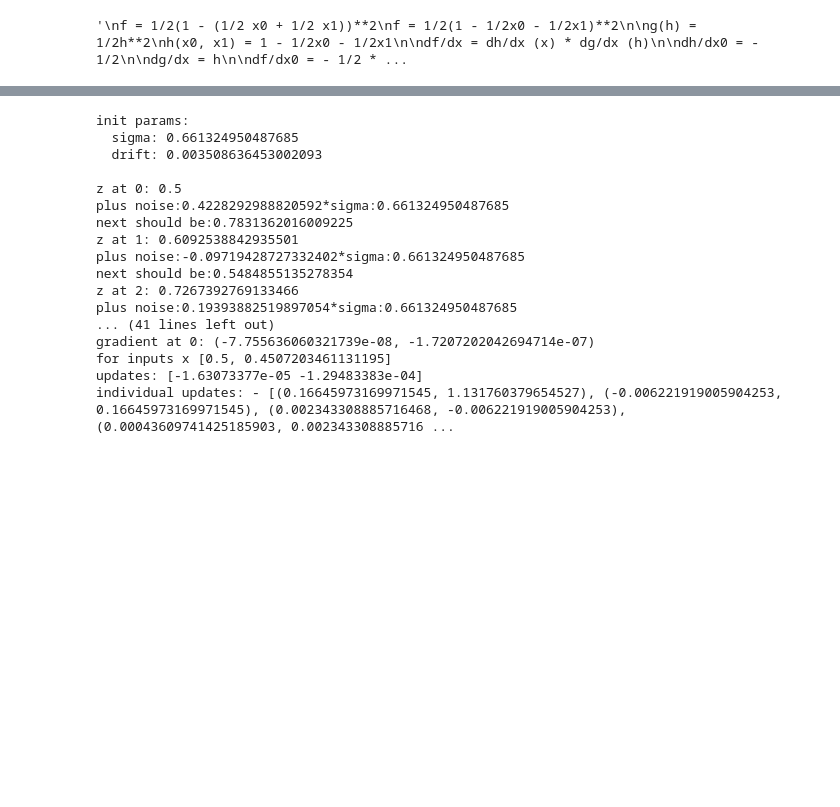
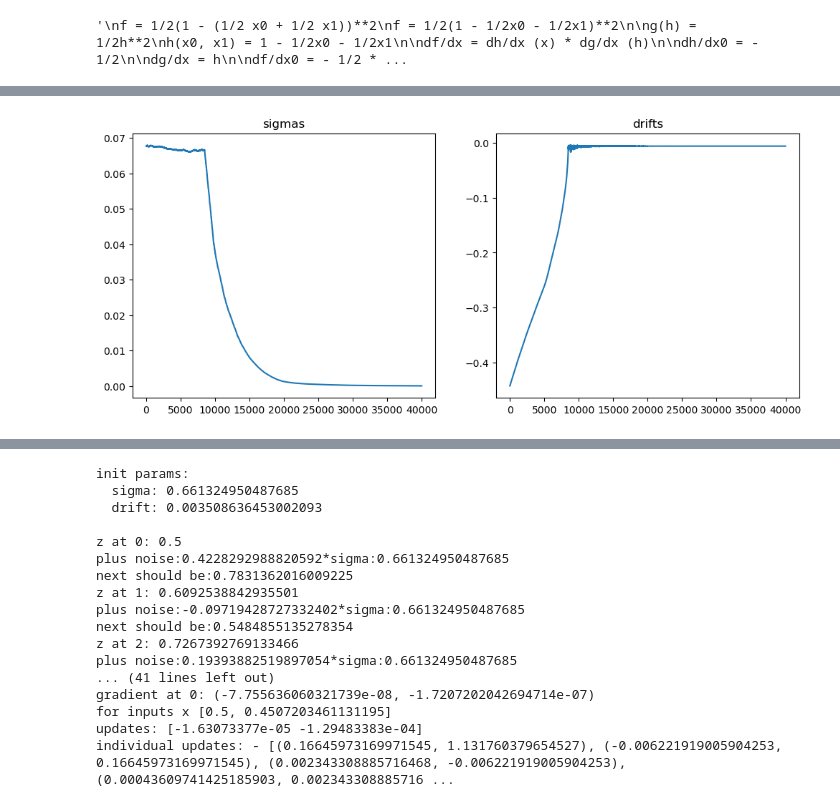
Before and after one commit to lfrommelt/DDM_Backprob, a Jupyter notebook: ddm_backprob.ipynb, the cells around one changed output, grey strips where cells are left out. Cells and saved outputs as stored; diff of their text form; code cells hidden in the pictures; blank space fills up the shorter version.

```diff
--- a/ddm_backprob.ipynb
+++ b/ddm_backprob.ipynb
@@ -1850 +1582,12 @@ Exception:
+# %%
+# plots for readme
+fig, axs= plt.subplots(1,2)
+fig.set_figwidth(12)
+axs[0].plot(np.arange(40000), sigmas[:40000])
+axs[0].title.set_text("sigmas")
+axs[1].plot(np.arange(40000), drifts[:40000])
+axs[1].title.set_text("drifts")
+plt.show()
+# %% [output]
+[figure, added]
 # %%
```
Also changed, not shown: parts of 67 cells of this notebook, 1 other file.
